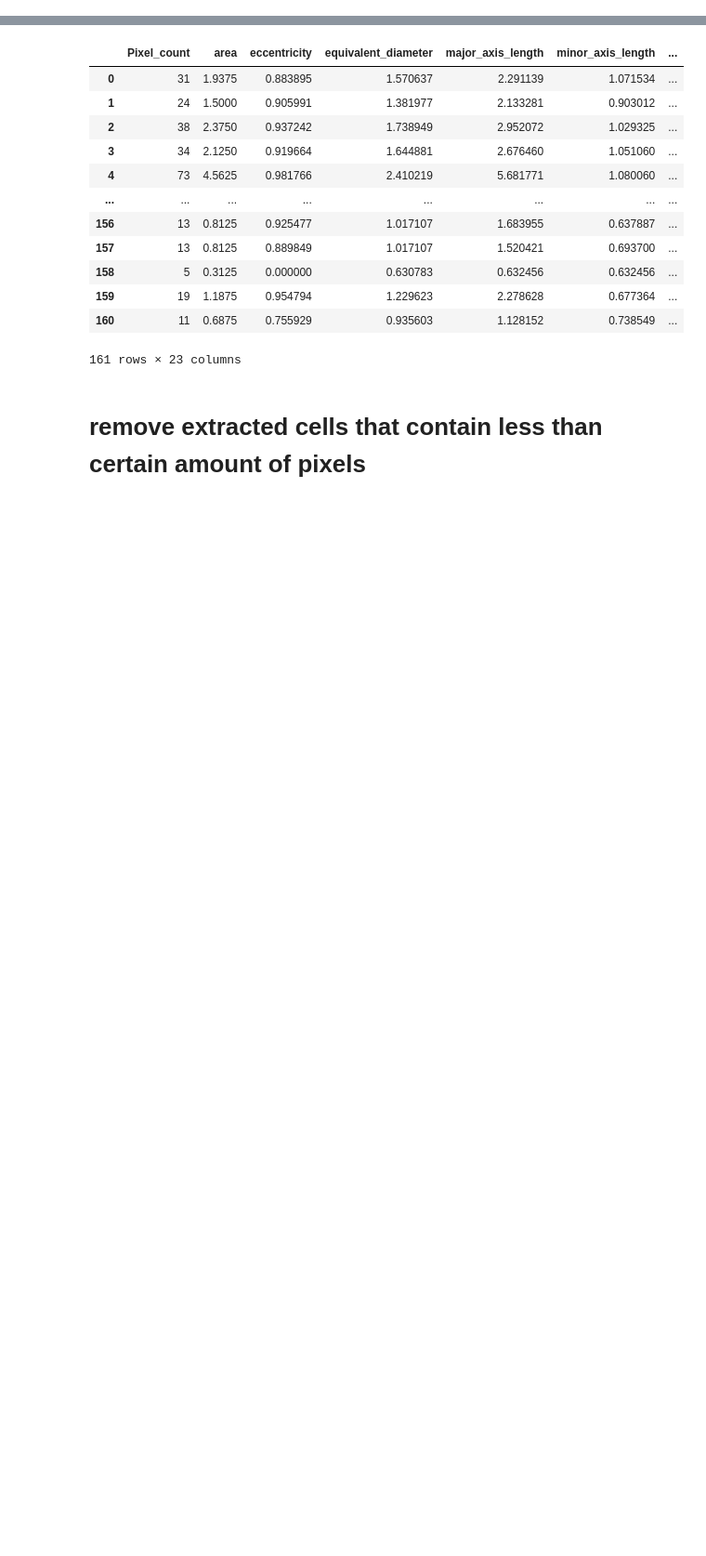
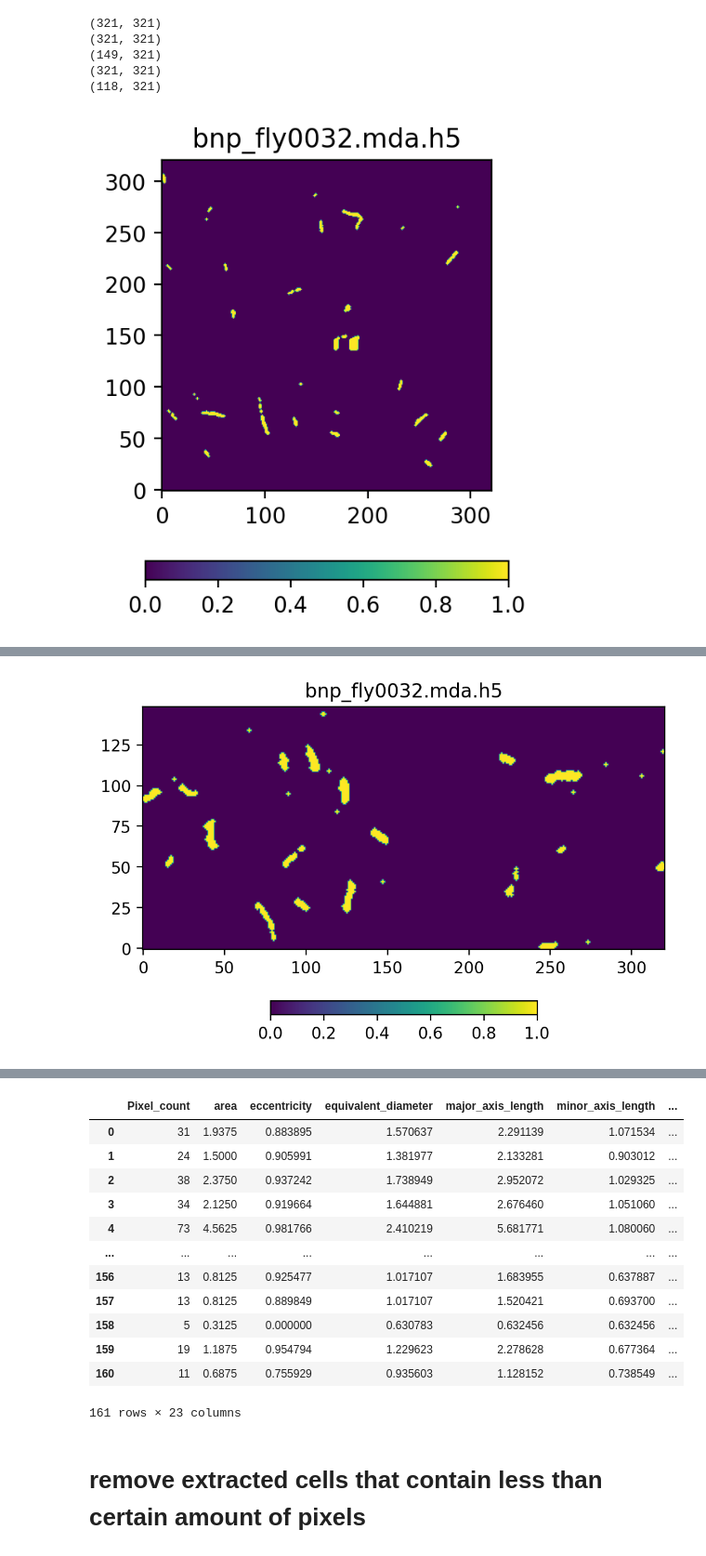
Before and after one commit to arshadzahangirchowdhury/ROI-Finder, a Jupyter notebook: flx_workflows/Analysis1_March_Beamtime.ipynb, the cells around one changed output, grey strips where cells are left out. Shown: that part at 93% size. Saved outputs shown, nothing was run; the diff lists cells and outputs as text; code cells hidden in the pictures; blank space fills up the shorter version.

```diff
--- a/flx_workflows/Analysis1_March_Beamtime.ipynb
+++ b/flx_workflows/Analysis1_March_Beamtime.ipynb
@@ -260,0 +31,24 @@ Total extracted cell, cell size: (161, 32, 32)
+# %%
+BASE_PATCH_WIDTH=32
+selected_elm_maps=['Cu','Zn','Ca', 'K', 'P', 'S','Fe','Ni','Total_Fluorescence_Yield']
+noise_type='none'
+base_file_path = '/data02/AZC/March_2022_XRF_Data/'
+
+
+# coarse_scan_names = ['bnp_fly0032.mda.h5']
+
+
+coarse_scan_names = ['bnp_fly0032.mda.h5',
+                    'bnp_fly0042.mda.h5',
+                    'bnp_fly0043.mda.h5',
+                    'bnp_fly0073.mda.h5',
+                    'bnp_fly0082.mda.h5']
+
+
+
+hdf5_string_list=['MAPS','MAPS','MAPS','MAPS','MAPS']
+norm_ch_list=['US_IC','US_IC','US_IC','US_IC','US_IC']
+selected_elm_maps_list=[selected_elm_maps,selected_elm_maps,selected_elm_maps,selected_elm_maps,selected_elm_maps]
+noise_type_list = [noise_type,noise_type,noise_type,noise_type,noise_type]
+bin_conv_elm_list=['P', 'P', 'P', 'P', 'P']
+value_offset_list = [1e-12,1e-12,1e-12,1e-12,1e-12]
@@ -260,0 +92,9 @@ Total extracted cell, cell size: (161, 32, 32)
+# %%
+coarse_scans.plot_coarse_binary_images()
+# %% [output]
+(321, 321)
+(321, 321)
+(149, 321)
+(321, 321)
+(118, 321)
+[figure, added]
@@ -260,0 +102 @@ Total extracted cell, cell size: (161, 32, 32)
+[figure, added]
```
Also changed, not shown: parts of 40 cells of this notebook, 4 other files.
